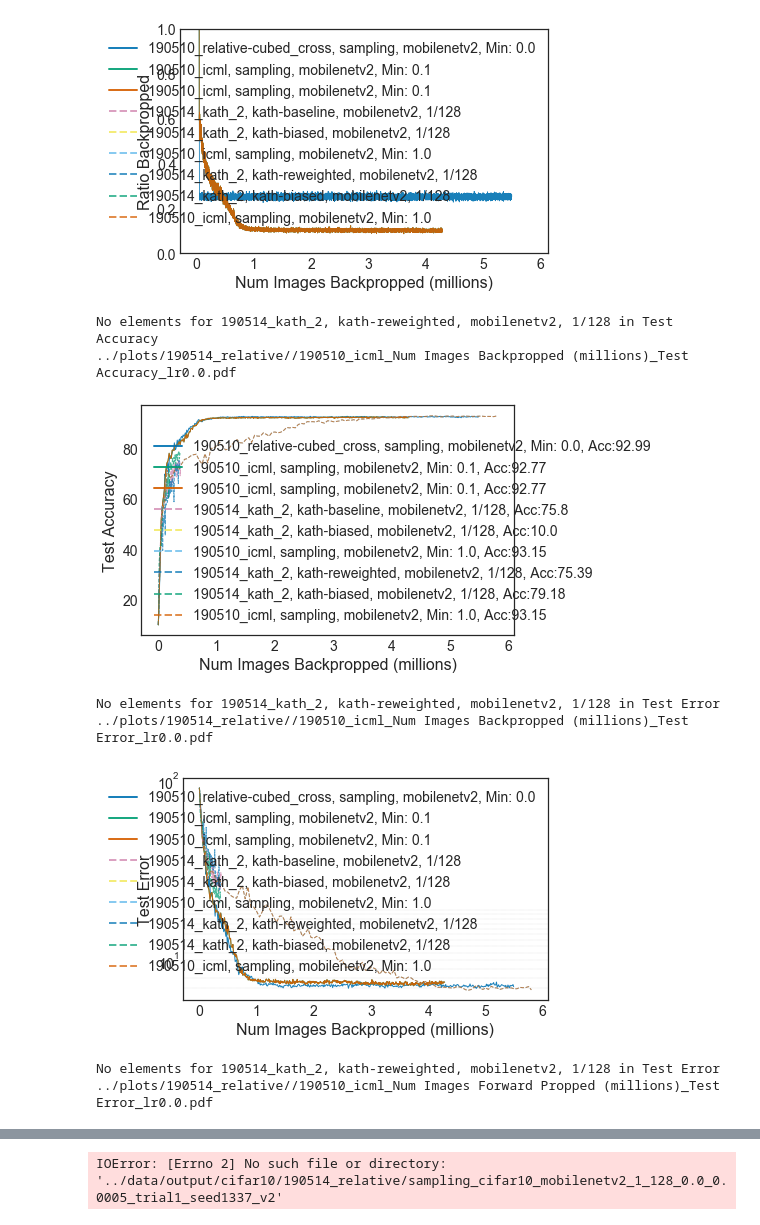
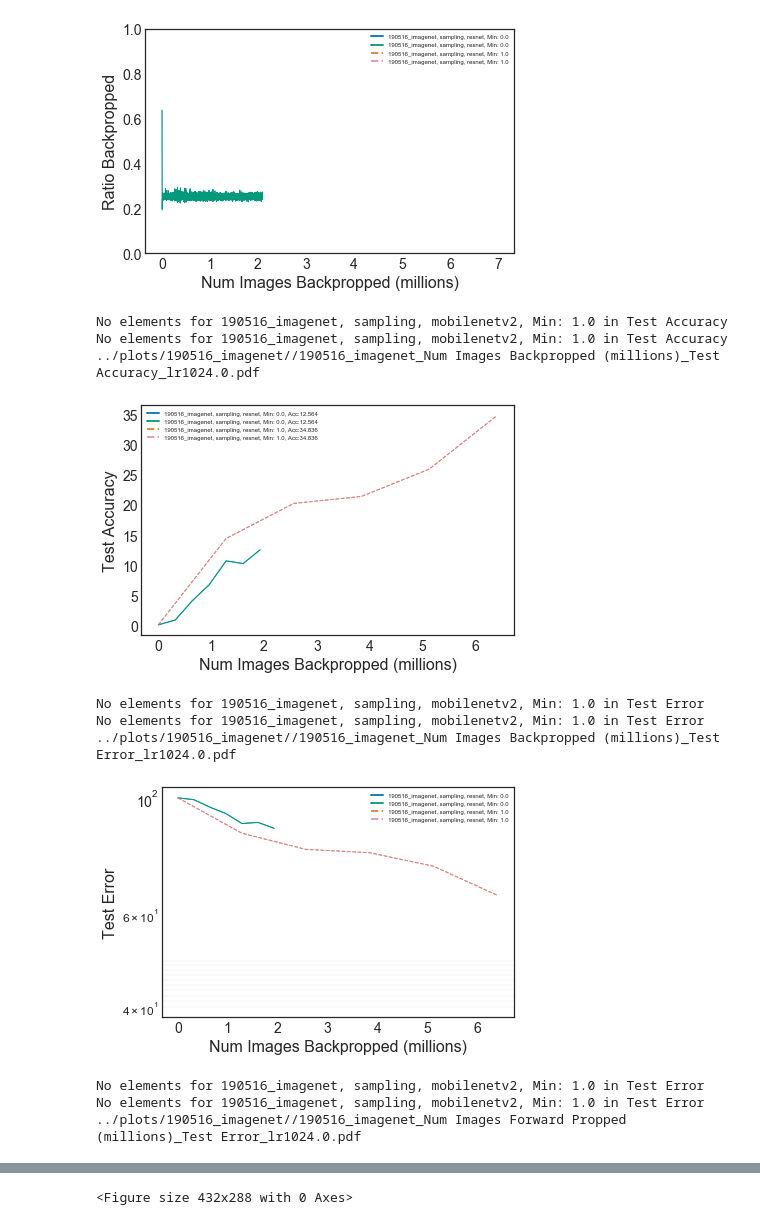
Before and after one commit to angelajiang/bias-in-datasets, a Jupyter notebook: active_learning/ipython/Wall-clock time analysis.ipynb, the cells around one changed output, grey strips where cells are left out. Drawn from its saved outputs; the diff is of its cells as text; code cells hidden in the pictures.

```diff
--- a/active_learning/ipython/Wall-clock time analysis.ipynb
+++ b/active_learning/ipython/Wall-clock time analysis.ipynb
@@ -133,26 +133,26 @@ class Config:
             label = "{}, {}, {}, top_{}/{}".format(self.experiment_name,
                                                       self.strategy,
                                                       self.network,
-                                                      int(self.top_k),
-                                                      self.pool_size)
+                                                      int(self.pool_size),
+                                                      self.lr)
         elif self.strategy == "lowk":
             label = "{}, {}, {}, lowest_{}/{}".format(self.experiment_name,
                                                       self.strategy,
                                                       self.network,
-                                                      int(self.top_k),
-                                                      self.pool_size)
+                                                      int(self.pool_size),
+                                                      self.lr)
         elif self.strategy == "randomk":
             label = "{}, {}, {}, random_{}/{}".format(self.experiment_name,
                                                       self.strategy,
                                                       self.network,
-                                                      int(self.top_k),
-                                                      self.pool_size)
+                                                      int(self.pool_size),
+                                                      self.lr)
         elif self.strategy in ["kath-baseline", "kath-biased", "kath-reweighted"]:
             label = "{}, {}, {}, {}/{}".format(self.experiment_name,
                                                       self.strategy,
                                                       self.network,
-                                                      int(self.top_k),
-                                                      self.pool_size)
+                                                      int(self.pool_size),
+                                                      self.lr)
         elif self.strategy == "sampling" or self.strategy == "deterministic":
             label = "{}, {}, {}, Min: {}".format(self.experiment_name,
                                                    self.strategy,
@@ -204,7 +204,7 @@ def format_plot(xlabel, ylabel, label_size=10, grid=False):
     plt.gca().xaxis.grid(grid)
     plt.gca().yaxis.grid(grid)
 
-    leg = plt.legend(loc=0, prop={'size': label_size * 1.4})
+    leg = plt.legend(loc=0, prop={'size': label_size * .6})
     for legobj in leg.legendHandles:
         legobj.set_linewidth(2.0)
 # %%
@@ -590,40 +886,31 @@ def plot_wallclock(plot_dir, target_errors, experimental_names, baseline_name, e
 # %%
-# CIFAR10
-
+# ImageNet
 
 plot_home_dir = "../plots"
-experiment_dir = "../data/output/cifar10/"
+experiment_dir = "../data/output/imagenet/"
 
-plot_dir = "{}/190514_relative/".format(plot_home_dir)
+plot_dir = "{}/190516_imagenet/".format(plot_home_dir)
 if not os.path.exists(plot_dir):
     os.makedirs(plot_dir)
 
-experiment_names = ["190510_icml", "190510_icml", "190510_relative-cubed_cross", "190514_kath_2"]
-filenames = ["sampling_cifar10_mobilenetv2_1_128_0.0_0.0005_trial1_seed1337_v2",
-             "sampling_cifar10_mobilenetv2_0.1_128_0.0_0.0005_trial1_seed1337_v2",
-             "sampling_cifar10_mobilenetv2_0_128_1024_0.0005_trial1_seed1337_v2",
-             "kath-baseline_cifar10_mobilenetv2_1_128_1024_0.0005_trial1_seed1337_v2",
-             "kath-biased_cifar10_mobilenetv2_1_128_1024_0.0005_trial1_seed1337_v2",
-             "kath-reweighted_cifar10_mobilenetv2_1_128_1024_0.0005_trial1_seed1337_v2",
+experiment_names = ["190516_imagenet", "190516_imagenet"]
+filenames = ["sampling_imagenet_resnet_0_128_0.0_0.0001_trial1_seed1337_v2",
+             "sampling_imagenet_resnet_1_128_0.0_0.0001_trial1_seed1337_v2",
             ]
-candidate_labels = ["Baseline",
-                    "SB-ICML",
+candidate_labels = [
                     "SB-Relative-Cubed-1024",
-                    "Kath-Baseline",
-                    "Kath-Biased",
-                    "Kath-Reweighted",
+                    "Baseline",
                    ]
 
 experimental_filepaths = []
 experimental_labels = []
 baseline_filepath = None
-target_errors = range(7, 20)
+target_errors = range(40, 50)
 
 if True:
     plot_experiments(experiment_names,
                      experiment_dir,
                      plot_dir,
-                     nets=["mobilenetv2"],
                      trials=[1],
                      target_errors = target_errors)
 if True:
@@ -633,13 +920,12 @@ if True:
         experimental_filepaths.append(filepath)
         experimental_labels.append(experimental_label)
 
-    experiment_name = "190514_relative"
-    filepath = os.path.join(experiment_dir,
-                            experiment_name,
-                            "sampling_cifar10_mobilenetv2_1_128_0.0_0.0005_trial1_seed1337_v2")
+    experiment_name = experiment_names[0]
+    filepath = os.path.join(experiment_dir, experiment_name,
+                            "sampling_imagenet_resnet_1_128_0.0_0.0001_trial1_seed1337_v2")
     baseline_filepath = filepath
 
     max_alpha = 10
-    final_bps = 4.3
+    final_bps = .9
     plot_wallclock(plot_dir, target_errors, experimental_filepaths, baseline_filepath, experimental_labels, final_bps, max_alpha)
 # %% [output]
@@ -663,9 +947,12 @@ No elements for 190514_kath_2, kath-reweighted, mobilenetv2, 1/128 in Ratio Back
-[figure, old version]
+[figure, new version]
-No elements for 190514_kath_2, kath-reweighted, mobilenetv2, 1/128 in Test Accuracy
-../plots/190514_relative//190510_icml_Num Images Backpropped (millions)_Test Accuracy_lr0.0.pdf
+No elements for 190516_imagenet, sampling, mobilenetv2, Min: 1.0 in Test Accuracy
+No elements for 190516_imagenet, sampling, mobilenetv2, Min: 1.0 in Test Accuracy
+../plots/190516_imagenet//190516_imagenet_Num Images Backpropped (millions)_Test Accuracy_lr1024.0.pdf
-[figure, old version]
+[figure, new version]
-No elements for 190514_kath_2, kath-reweighted, mobilenetv2, 1/128 in Test Error
-../plots/190514_relative//190510_icml_Num Images Backpropped (millions)_Test Error_lr0.0.pdf
+No elements for 190516_imagenet, sampling, mobilenetv2, Min: 1.0 in Test Error
+No elements for 190516_imagenet, sampling, mobilenetv2, Min: 1.0 in Test Error
+../plots/190516_imagenet//190516_imagenet_Num Images Backpropped (millions)_Test Error_lr1024.0.pdf
-[figure, old version]
+[figure, new version]
-No elements for 190514_kath_2, kath-reweighted, mobilenetv2, 1/128 in Test Error
-../plots/190514_relative//190510_icml_Num Images Forward Propped (millions)_Test Error_lr0.0.pdf
+No elements for 190516_imagenet, sampling, mobilenetv2, Min: 1.0 in Test Error
+No elements for 190516_imagenet, sampling, mobilenetv2, Min: 1.0 in Test Error
+../plots/190516_imagenet//190516_imagenet_Num Images Forward Propped (millions)_Test Error_lr1024.0.pdf
@@ -680 +965 @@ Final error: 28.07, Forwards: 0.237056, Backwards: 0.237056
-IOError: [Errno 2] No such file or directory: '../data/output/cifar10/190514_relative/sampling_cifar10_mobilenetv2_1_128_0.0_0.0005_trial1_seed1337_v2'
+<Figure size 432x288 with 0 Axes>
```
Also changed, not shown: parts of 8 cells of this notebook.
